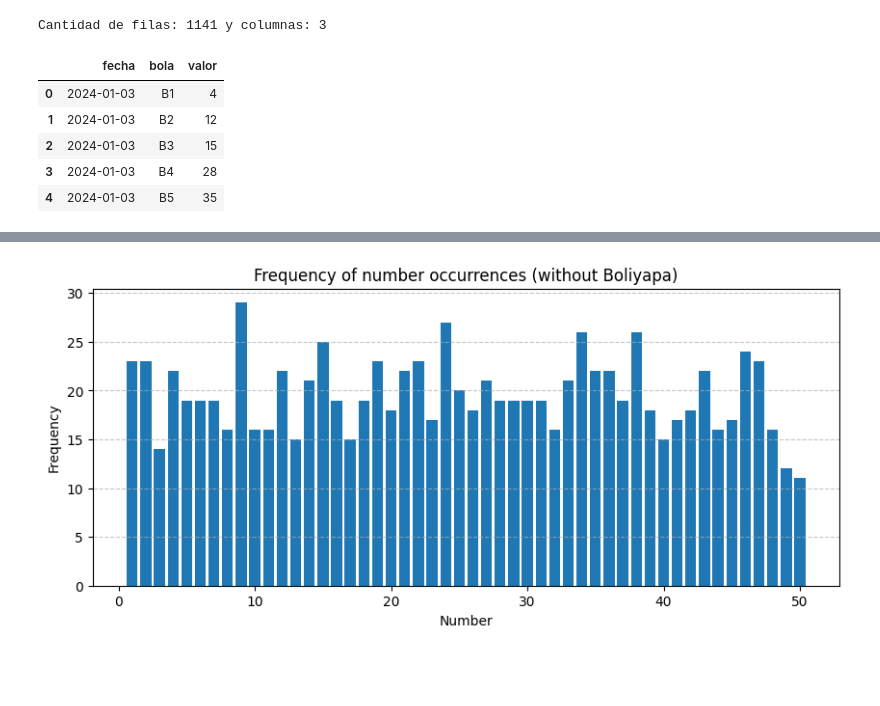
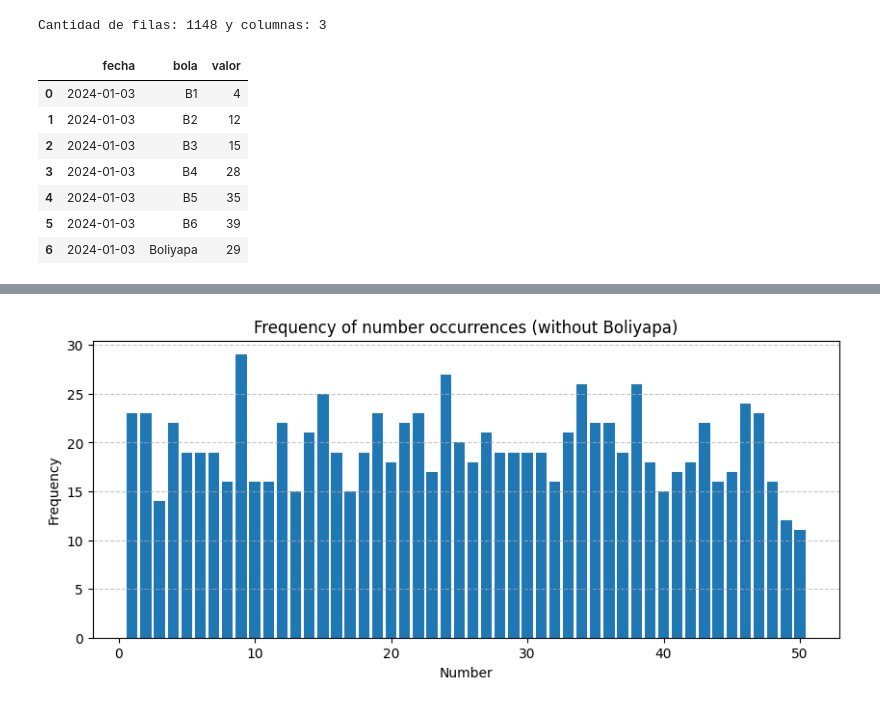
Before and after one commit to EmadScience31416/tinka-luck-model, a Jupyter notebook: Analysis/tinka_analysis.ipynb, the cells around one changed output, grey strips where cells are left out. Saved outputs shown, nothing was run; the diff lists cells and outputs as text; code cells hidden in the pictures; blank space fills up the shorter version.

```diff
--- a/Analysis/tinka_analysis.ipynb
+++ b/Analysis/tinka_analysis.ipynb
@@ -28,13 +86,15 @@ monte_carlo_tinka(choose_random_numbers(), wins_needed=6, simulations=300000)
 # %%
 # Lectura de datos
-df_tinka = pd.read_excel('../Data/tinka_data.xlsx', sheet_name='data')
+df_tinka = pd.read_excel('./Data/tinka_data.xlsx', sheet_name='data')
 print(f'Cantidad de filas: {df_tinka.shape[0]} y columnas: {df_tinka.shape[1]}')
-df_tinka.head()
+df_tinka.head(7)
 # %% [output]
-Cantidad de filas: 1141 y columnas: 3
+Cantidad de filas: 1148 y columnas: 3
 |  | fecha | bola | valor |
 | 0 | 2024-01-03 | B1 | 4 |
 | 1 | 2024-01-03 | B2 | 12 |
 | 2 | 2024-01-03 | B3 | 15 |
 | 3 | 2024-01-03 | B4 | 28 |
 | 4 | 2024-01-03 | B5 | 35 |
+| 5 | 2024-01-03 | B6 | 39 |
+| 6 | 2024-01-03 | Boliyapa | 29 |
```
Also changed, not shown: parts of 24 cells of this notebook, 3 other files.
